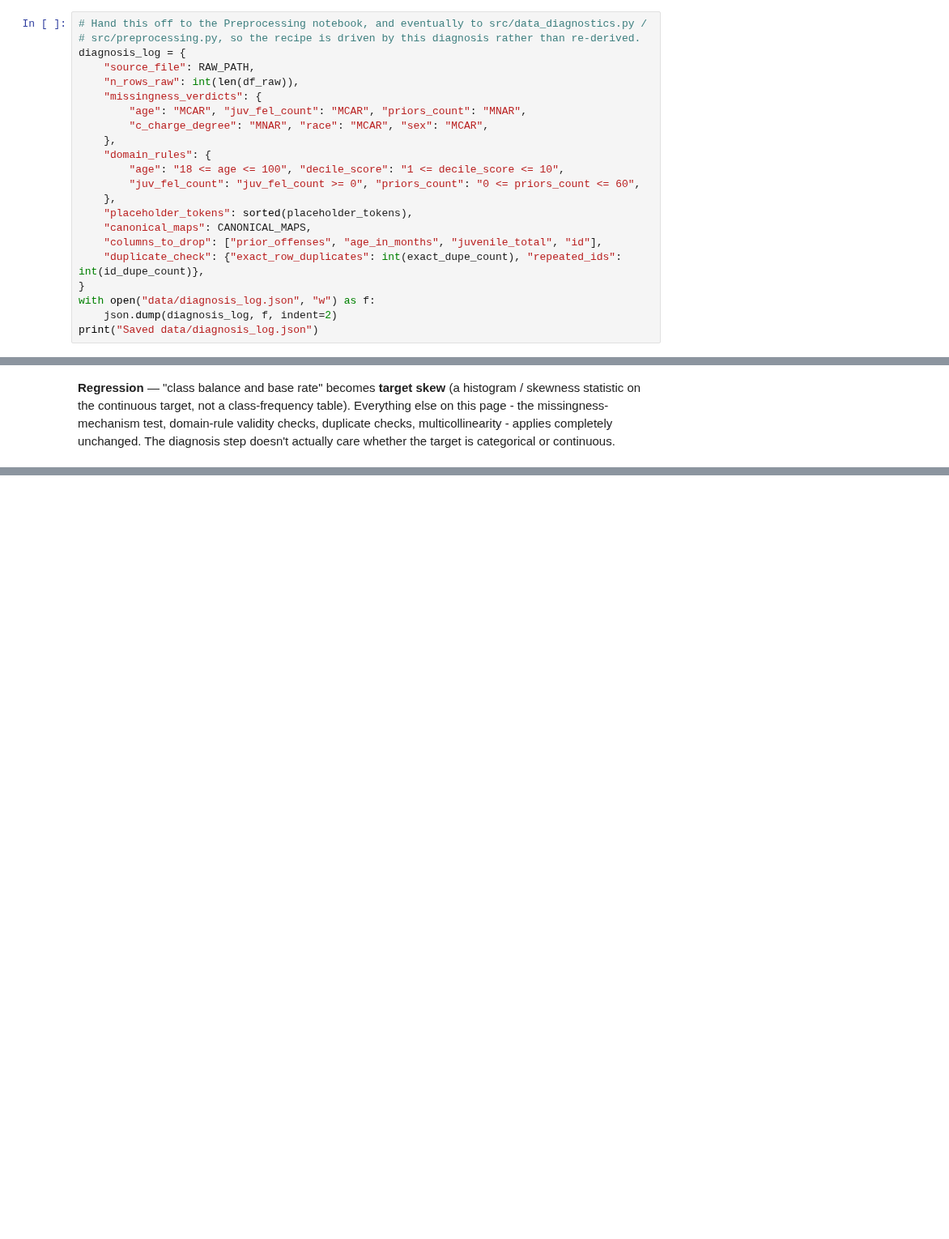
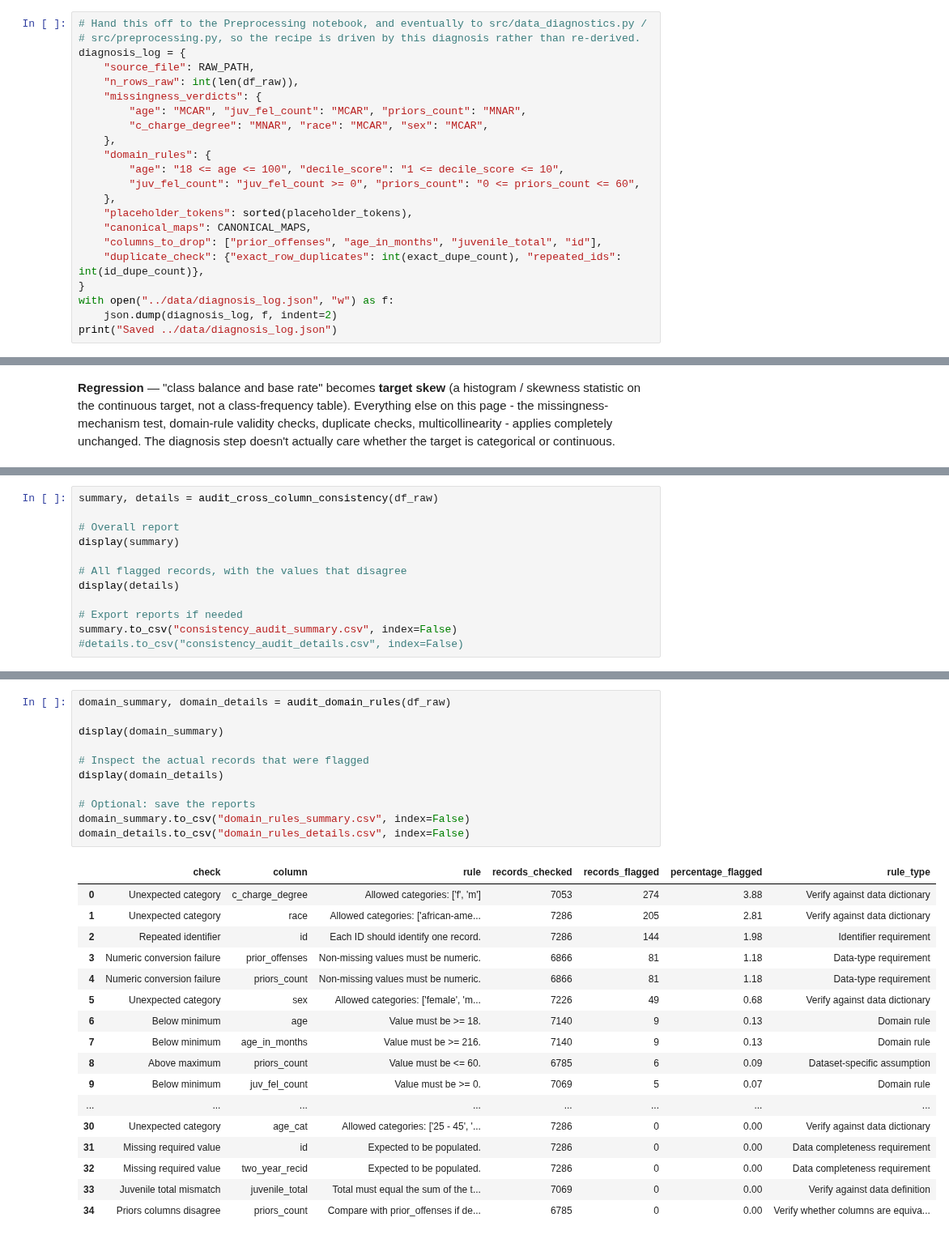
Before and after one commit to luisrafaelsoeiro/ETAI-Pipeline, a Jupyter notebook: notebooks/01_eda_introduction.ipynb, the cells around one changed output, grey strips where cells are left out. Shown at 81% size. Saved outputs shown, nothing was run; the diff lists cells and outputs as text; blank space fills up the shorter version.

```diff
--- a/notebooks/01_eda_introduction.ipynb
+++ b/notebooks/01_eda_introduction.ipynb
@@ -638,7 +638,7 @@ diagnosis_log = {
     "columns_to_drop": ["prior_offenses", "age_in_months", "juvenile_total", "id"],
     "duplicate_check": {"exact_row_duplicates": int(exact_dupe_count), "repeated_ids": int(id_dupe_count)},
 }
-with open("data/diagnosis_log.json", "w") as f:
+with open("../data/diagnosis_log.json", "w") as f:
     json.dump(diagnosis_log, f, indent=2)
-print("Saved data/diagnosis_log.json")
+print("Saved ../data/diagnosis_log.json")
 # %% [output]
@@ -677,0 +965,12 @@ The verdict table above covers what today's three techniques were pointed at. It
+# %%
+summary, details = audit_cross_column_consistency(df_raw)
+
+# Overall report
+display(summary)
+
+# All flagged records, with the values that disagree
+display(details)
+
+# Export reports if needed
+summary.to_csv("consistency_audit_summary.csv", index=False)
+#details.to_csv("consistency_audit_details.csv", index=False)
@@ -677,0 +1302,29 @@ The verdict table above covers what today's three techniques were pointed at. It
+# %%
+domain_summary, domain_details = audit_domain_rules(df_raw)
+
+display(domain_summary)
+
+# Inspect the actual records that were flagged
+display(domain_details)
+
+# Optional: save the reports
+domain_summary.to_csv("domain_rules_summary.csv", index=False)
+domain_details.to_csv("domain_rules_details.csv", index=False)
+# %% [output]
+|  | check | column | rule | records_checked | records_flagged | percentage_flagged | rule_type |
+| 0 | Unexpected category | c_charge_degree | Allowed categories: ['f', 'm'] | 7053 | 274 | 3.88 | Verify against data dictionary |
+| 1 | Unexpected category | race | Allowed categories: ['african-ame... | 7286 | 205 | 2.81 | Verify against data dictionary |
+| 2 | Repeated identifier | id | Each ID should identify one record. | 7286 | 144 | 1.98 | Identifier requirement |
+| 3 | Numeric conversion failure | prior_offenses | Non-missing values must be numeric. | 6866 | 81 | 1.18 | Data-type requirement |
+| 4 | Numeric conversion failure | priors_count | Non-missing values must be numeric. | 6866 | 81 | 1.18 | Data-type requirement |
+| 5 | Unexpected category | sex | Allowed categories: ['female', 'm... | 7226 | 49 | 0.68 | Verify against data dictionary |
+| 6 | Below minimum | age | Value must be >= 18. | 7140 | 9 | 0.13 | Domain rule |
+| 7 | Below minimum | age_in_months | Value must be >= 216. | 7140 | 9 | 0.13 | Domain rule |
+| 8 | Above maximum | priors_count | Value must be <= 60. | 6785 | 6 | 0.09 | Dataset-specific assumption |
+| 9 | Below minimum | juv_fel_count | Value must be >= 0. | 7069 | 5 | 0.07 | Domain rule |
+| ... | ... | ... | ... | ... | ... | ... | ... |
+| 30 | Unexpected category | age_cat | Allowed categories: ['25 - 45', '... | 7286 | 0 | 0.00 | Verify against data dictionary |
+| 31 | Missing required value | id | Expected to be populated. | 7286 | 0 | 0.00 | Data completeness requirement |
+| 32 | Missing required value | two_year_recid | Expected to be populated. | 7286 | 0 | 0.00 | Data completeness requirement |
+| 33 | Juvenile total mismatch | juvenile_total | Total must equal the sum of the t... | 7069 | 0 | 0.00 | Verify against data definition |
+| 34 | Priors columns disagree | priors_count | Compare with prior_offenses if de... | 6785 | 0 | 0.00 | Verify whether columns are equiva... |
```
Also changed, not shown: parts of 15 cells of this notebook, 3 other files.
